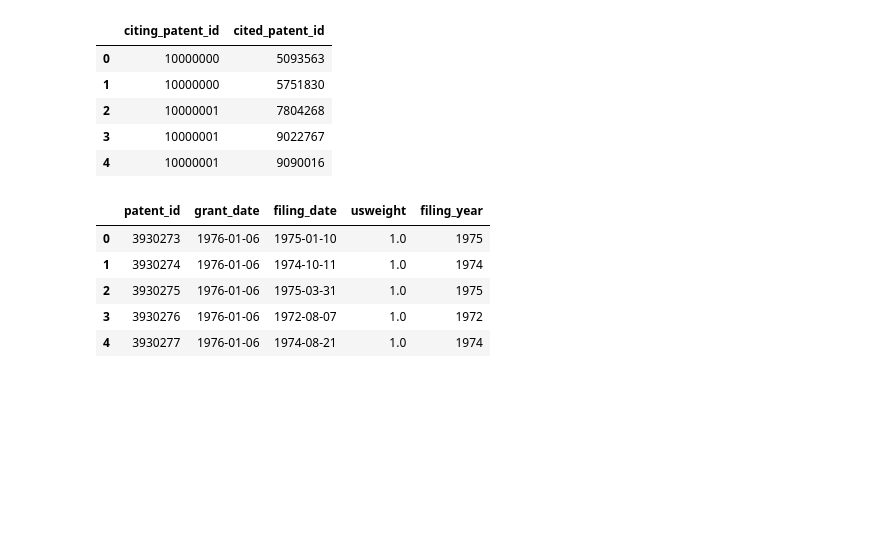
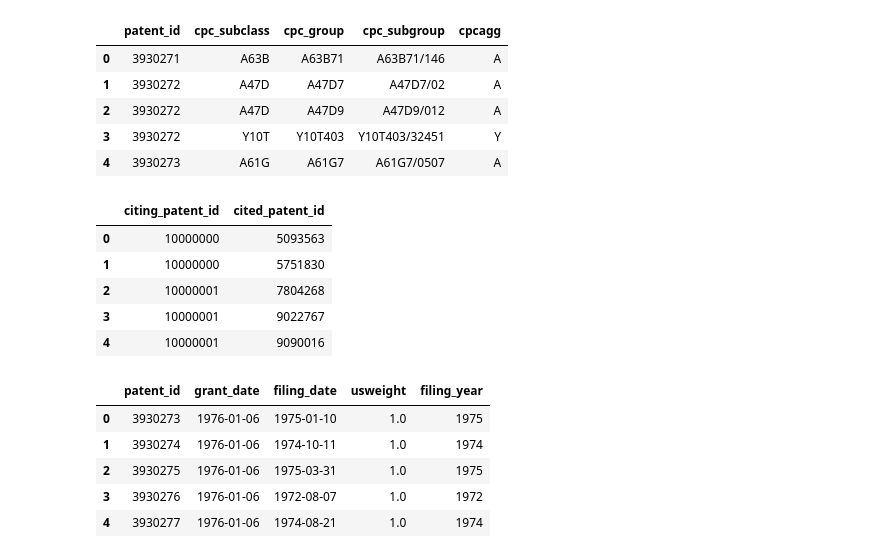
Before and after one commit to awekim/NASci-TechNexus, a Jupyter notebook: DataExploration.ipynb, the cells around one changed output. Cells and saved outputs as stored; diff of their text form; code cells hidden in the pictures; blank space fills up the shorter version.

```diff
--- a/DataExploration.ipynb
+++ b/DataExploration.ipynb
@@ -7 +6,12 @@ cpc_info = pd.read_csv(dir_path+"uspto_cpc_long_utility.csv")
+# %%
+# Load cpc data
+cpc_info = pd.read_csv(dir_path+"uspto_cpc_long_utility.csv")
+cpc_info.head()
+# %% [output]
+|  | patent_id | cpc_subclass | cpc_group | cpc_subgroup | cpcagg |
+| 0 | 3930271 | A63B | A63B71 | A63B71/146 | A |
+| 1 | 3930272 | A47D | A47D7 | A47D7/02 | A |
+| 2 | 3930272 | A47D | A47D9 | A47D9/012 | A |
+| 3 | 3930272 | Y10T | Y10T403 | Y10T403/32451 | Y |
+| 4 | 3930273 | A61G | A61G7 | A61G7/0507 | A |
 # %%
```
Also changed, not shown: parts of 16 cells of this notebook.
